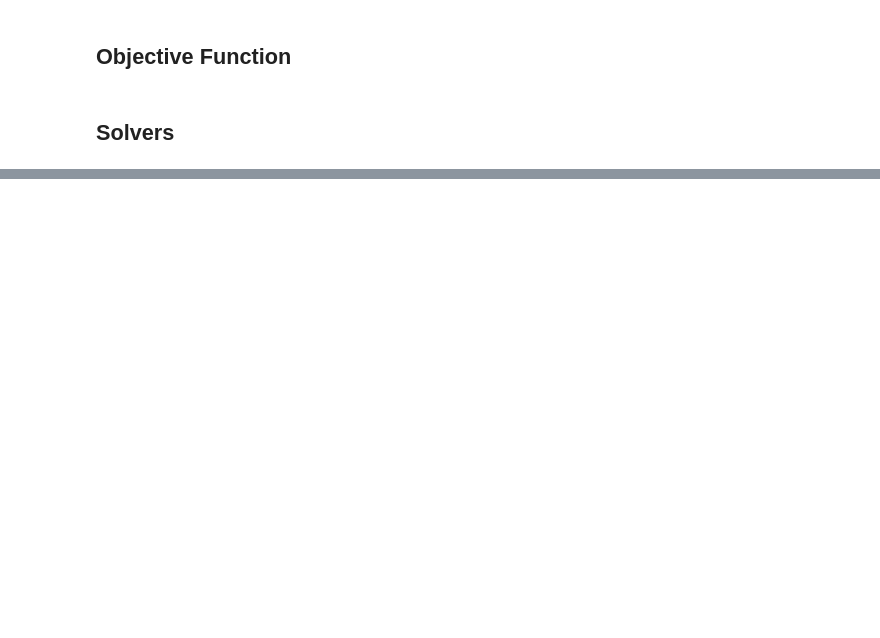
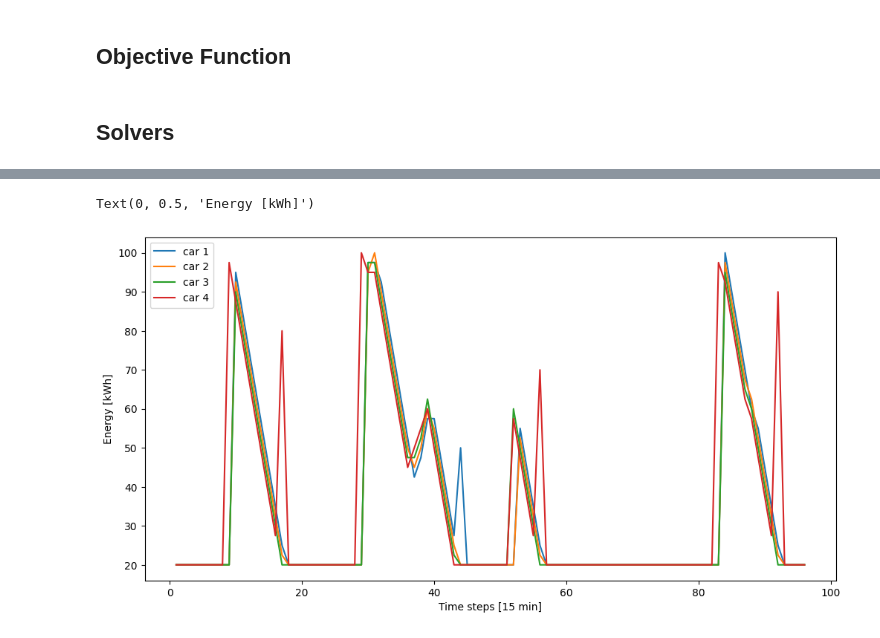
Before and after one commit to AlmeidaLzf/EV_PB_MO_Lzf, a Jupyter notebook: MO_V1.ipynb, the cells around one changed output, grey strips where cells are left out. Saved outputs shown, nothing was run; the diff lists cells and outputs as text; code cells hidden in the pictures; blank space fills up the shorter version.

```diff
--- a/MO_V1.ipynb
+++ b/MO_V1.ipynb
@@ -17,8 +17,8 @@ model = pyo.ConcreteModel()
 # %%
 #data
 data = pd.read_excel('Dados_DEEC.xlsx', None)
-i = 1
-t = 96
+i = len(data['EV']['E_max'].tolist())
+t = len(data['Price']['C_IG'].tolist())
 delta_t = 0.25
 P_ch_max = 10
 P_dch_max = 10
@@ -121,7 +123,7 @@ for t in model.T:
 ## Objective Function
 # %%
 def rule_obj(mod):
-    return mod.delta_t*sum(mod.C_IG[t]*(mod.L_plus[t]+mod.p_ev_plus[t])+mod.C_EG[t]*(mod.L_minus[t]-mod.p_ev_minus[t])for t in mod.T)
+    return mod.delta_t*sum(mod.C_IG[t]*(mod.L_plus[t]+mod.p_ev_plus[t]) - mod.C_EG[t]*(mod.L_min[t]+mod.p_ev_minus[t])for t in mod.T)
 model.obj = pyo.Objective(rule = rule_obj, sense = pyo.minimize)
 # %% [markdown]
 ## Solvers
@@ -135,0 +157,21 @@ print("Termination Condition:", results.solver.termination_condition)
+# %%
+def car_energy(I,T,e):
+    car_list = []
+    energy_list = []
+    for i in I:
+        car_number = 'car' + ' ' + str(i)
+        car_list.append(car_number)
+    for i in I:
+        for t in T:
+            energy_list.append(pyo.value(e[i,t]))
+    energy_array = np.reshape(energy_list, (len(T), len(car_list)))
+    Energy = pd.DataFrame(energy_array, index=T, columns=car_list)
+    return Energy
+# %%
+Energy = car_energy(model.I,model.T,model.e)
+Energy.plot(figsize=(12,6))
+plt.xlabel('Time steps [15 min]')
+plt.ylabel('Energy [kWh]')
+# %% [output]
+Text(0, 0.5, 'Energy [kWh]')
+[figure, added]
```
Also changed, not shown: parts of 3 cells of this notebook.
